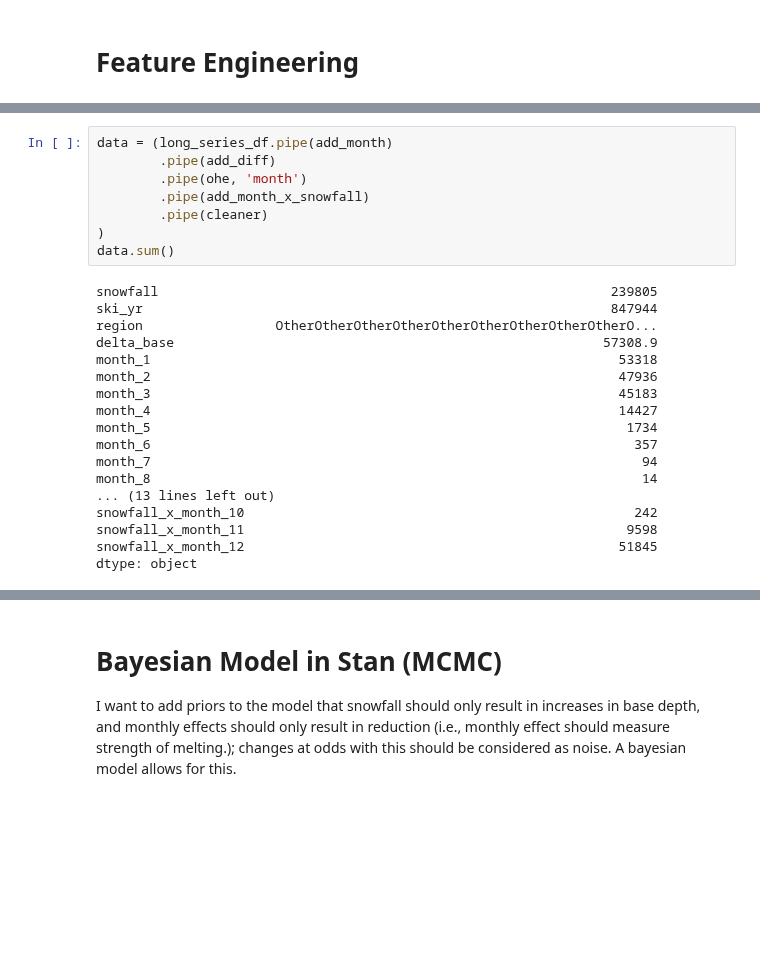
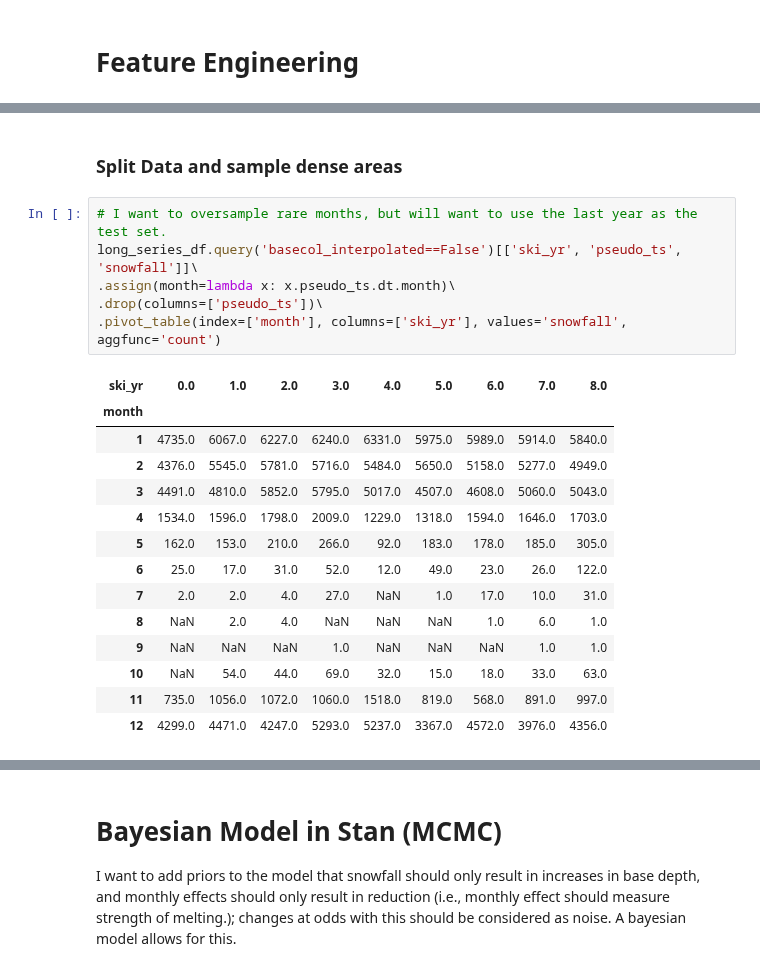
Before and after one commit to chrisoyer/ski-snow-modeling, a Jupyter notebook: src/analysis/snow_stan.ipynb, the cells around one changed output, grey strips where cells are left out. Drawn from its saved outputs; the diff is of its cells as text; blank space fills up the shorter version.

```diff
--- a/src/analysis/snow_stan.ipynb
+++ b/src/analysis/snow_stan.ipynb
@@ -143,26 +174,23 @@ def cleaner(data: pd.DataFrame, includes: list=[None]) -> pd.DataFrame:
-# %%
-data = (long_series_df.pipe(add_month)
-        .pipe(add_diff)
-        .pipe(ohe, 'month')
-        .pipe(add_month_x_snowfall)
-        .pipe(cleaner)
-)
-data.sum()
-# %% [output]
-snowfall                                                          239805
-ski_yr                                                            847944
-region                 OtherOtherOtherOtherOtherOtherOtherOtherOtherO...
-delta_base                                                       57308.9
-month_1                                                            53318
-month_2                                                            47936
-month_3                                                            45183
-month_4                                                            14427
-month_5                                                             1734
-month_6                                                              357
-month_7                                                               94
-month_8                                                               14
-... (13 lines left out)
-snowfall_x_month_10                                                  242
-snowfall_x_month_11                                                 9598
-snowfall_x_month_12                                                51845
-dtype: object
+# %% [markdown]
+### Split Data and sample dense areas
+# %%
+# I want to oversample rare months, but will want to use the last year as the test set.
+long_series_df.query('basecol_interpolated==False')[['ski_yr', 'pseudo_ts', 'snowfall']]\
+.assign(month=lambda x: x.pseudo_ts.dt.month)\
+.drop(columns=['pseudo_ts'])\
+.pivot_table(index=['month'], columns=['ski_yr'], values='snowfall', aggfunc='count')
+# %% [output]
+| ski_yr | 0.0 | 1.0 | 2.0 | 3.0 | 4.0 | 5.0 | 6.0 | 7.0 | 8.0 |
+| month |  |  |  |  |  |  |  |  |  |
+| 1 | 4735.0 | 6067.0 | 6227.0 | 6240.0 | 6331.0 | 5975.0 | 5989.0 | 5914.0 | 5840.0 |
+| 2 | 4376.0 | 5545.0 | 5781.0 | 5716.0 | 5484.0 | 5650.0 | 5158.0 | 5277.0 | 4949.0 |
+| 3 | 4491.0 | 4810.0 | 5852.0 | 5795.0 | 5017.0 | 4507.0 | 4608.0 | 5060.0 | 5043.0 |
+| 4 | 1534.0 | 1596.0 | 1798.0 | 2009.0 | 1229.0 | 1318.0 | 1594.0 | 1646.0 | 1703.0 |
+| 5 | 162.0 | 153.0 | 210.0 | 266.0 | 92.0 | 183.0 | 178.0 | 185.0 | 305.0 |
+| 6 | 25.0 | 17.0 | 31.0 | 52.0 | 12.0 | 49.0 | 23.0 | 26.0 | 122.0 |
+| 7 | 2.0 | 2.0 | 4.0 | 27.0 | NaN | 1.0 | 17.0 | 10.0 | 31.0 |
+| 8 | NaN | 2.0 | 4.0 | NaN | NaN | NaN | 1.0 | 6.0 | 1.0 |
+| 9 | NaN | NaN | NaN | 1.0 | NaN | NaN | NaN | 1.0 | 1.0 |
+| 10 | NaN | 54.0 | 44.0 | 69.0 | 32.0 | 15.0 | 18.0 | 33.0 | 63.0 |
+| 11 | 735.0 | 1056.0 | 1072.0 | 1060.0 | 1518.0 | 819.0 | 568.0 | 891.0 | 997.0 |
+| 12 | 4299.0 | 4471.0 | 4247.0 | 5293.0 | 5237.0 | 3367.0 | 4572.0 | 3976.0 | 4356.0 |
```
Also changed, not shown: parts of 25 cells of this notebook.
